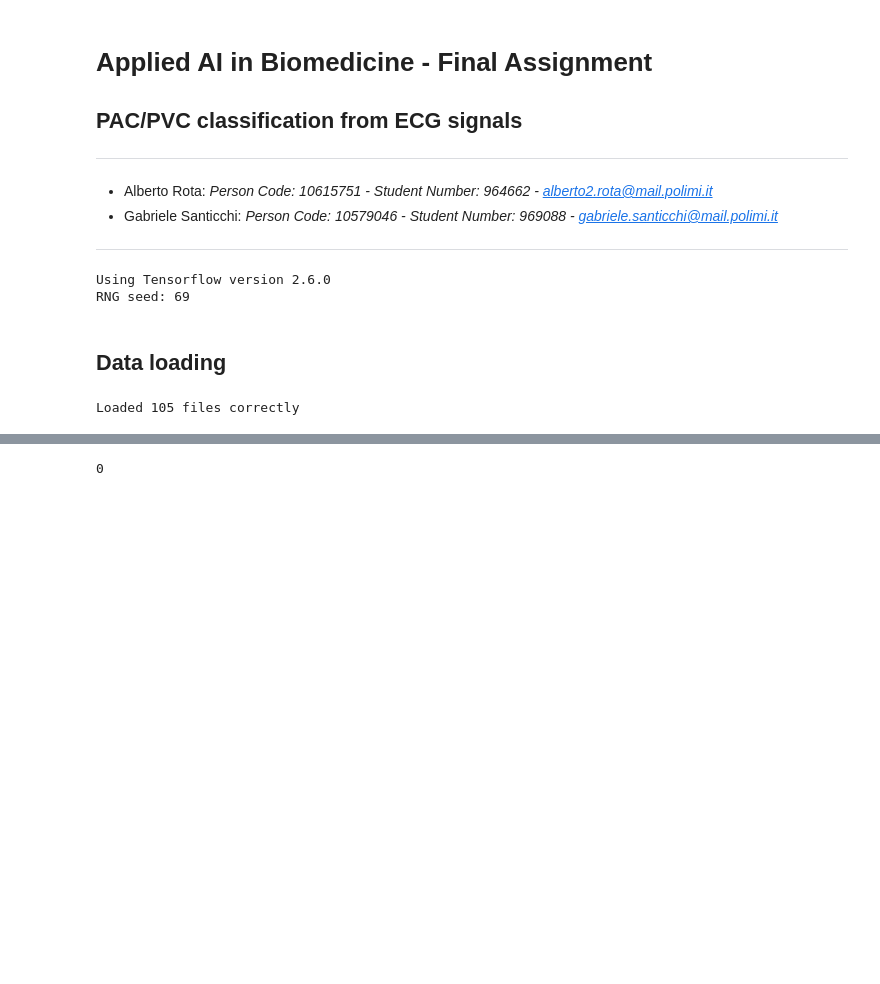
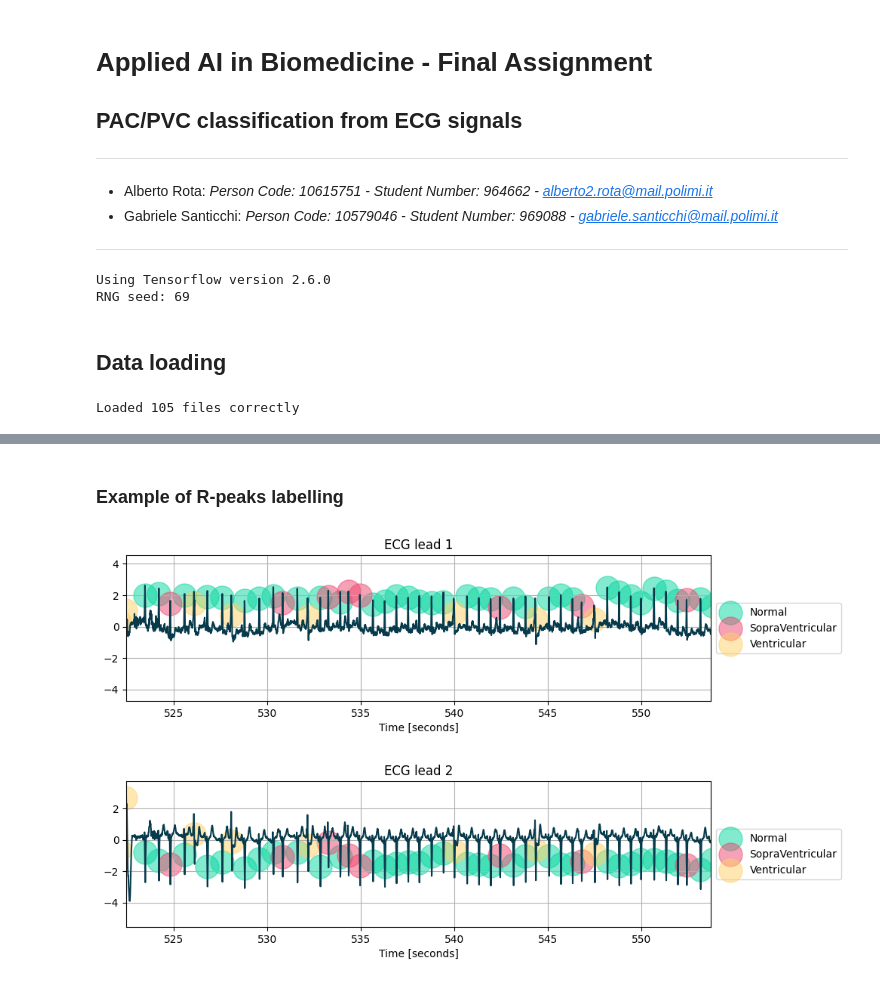
Before and after one commit to alberto-rota/PAC-PVC-Beat-Classifier-for-ECGs, a Jupyter notebook: albe.ipynb, the cells around one changed output, grey strips where cells are left out. Cells and saved outputs as stored; diff of their text form; code cells hidden in the pictures; blank space fills up the shorter version.

```diff
--- a/albe.ipynb
+++ b/albe.ipynb
@@ -110,7 +130,7 @@ for f in range(0,len(files),3):
         patient_as_dict={
                 'id':files[f].split(".")[0].split("_")[0],
                 'path':os.path.join("data",files[f]),
-                'fs':int(files[f].split(".")[0].split("_")[1]),
+                'fs':float(files[f].split(".")[0].split("_")[1]),
                 'samples':recs['ecg'][:,0].shape[0],
                 'lead1':recs['ecg'][:,0],
                 'lead2':recs['ecg'][:,1],
@@ -170,15 +149,7 @@ def get_labels(header):
-# %%
-# Get name of header files contained in the folder
-input_dir = 'C:\\Users\\alber\\Desktop\\Files\\Università\\V ANNO ACCADEMICO\\AI in Biomedicine\\Workshop\\PAC-PVC-Beat-Classifier-for-ECGs\\training_set'
-filenames = []
-headers = list ()
-for file in os.listdir(input_dir):
-    file_path = os.path.join(input_dir, file)
-    if not file.lower().startswith('.') and file.lower().endswith('hea') and os.path.isfile(file_path):
-        filenames.append(file_path)
-        with open(file_path, 'r') as f:
-          headers.append(f.readlines())
-num_files = len(headers)
-print(num_files)
-# %% [output]
-0
+# %% [markdown]
+### Example of R-peaks labelling
+# %%
+p[9].plot()
+# %% [output]
+[figure, added]
+[figure, added]
```
Also changed, not shown: parts of 9 cells of this notebook.
